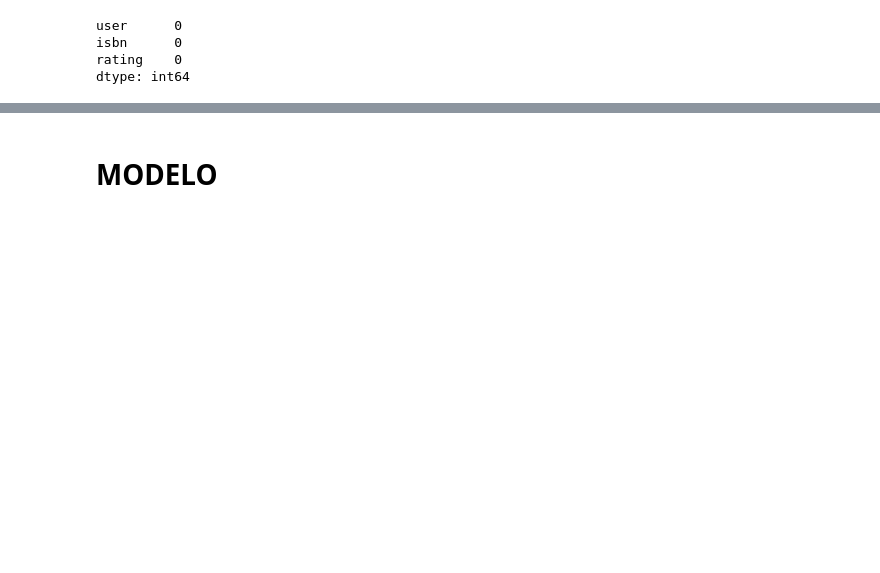
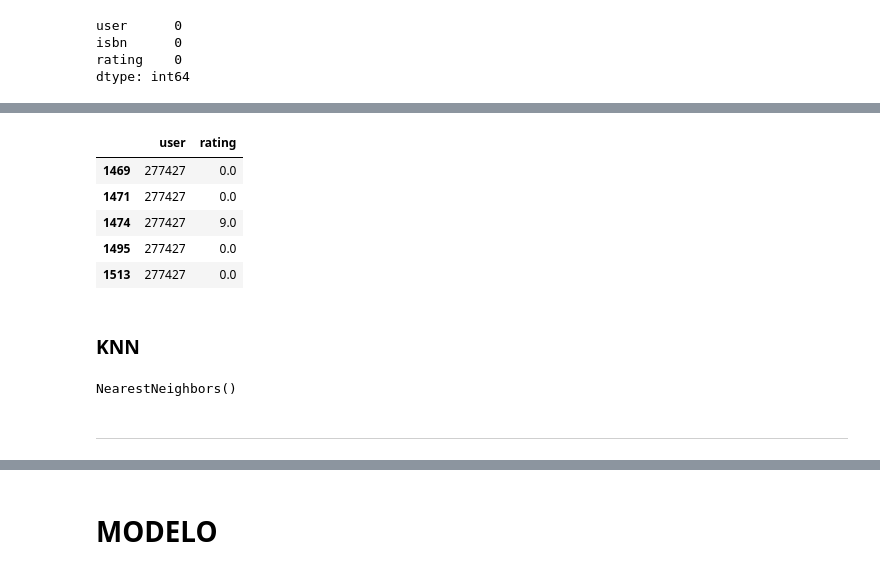
Before and after one commit to valemicolgarcia/TensorFlow, a Jupyter notebook: Book Recomendation/fcc_book_recommendation_knn.ipynb, the cells around one changed output, grey strips where cells are left out. Cells and saved outputs as stored; diff of their text form; code cells hidden in the pictures; blank space fills up the shorter version.

```diff
--- a/Book Recomendation/fcc_book_recommendation_knn.ipynb
+++ b/Book Recomendation/fcc_book_recommendation_knn.ipynb
@@ -123,0 +170,15 @@ print(user_book_matrix_scaled[:5])
+# %%
+X_train = df.drop('isbn', axis=1)
+
+Y_train = df['isbn']
+# %%
+X_train.head()
+# %% [output]
+|  | user | rating |
+| 1469 | 277427 | 0.0 |
+| 1471 | 277427 | 0.0 |
+| 1474 | 277427 | 9.0 |
+| 1495 | 277427 | 0.0 |
+| 1513 | 277427 | 0.0 |
+# %% [markdown]
+### KNN
@@ -123,0 +187,5 @@ print(user_book_matrix_scaled[:5])
+# %%
+neigh = NearestNeighbors(n_neighbors=5, algorithm='auto')
+neigh.fit(X_train)
+# %% [output]
+NearestNeighbors()
@@ -123,0 +194,2 @@ print(user_book_matrix_scaled[:5])
+# %% [markdown]
+-------------------------------------------------------------------------------------
```
Also changed, not shown: parts of 27 cells of this notebook, 1 other file.
